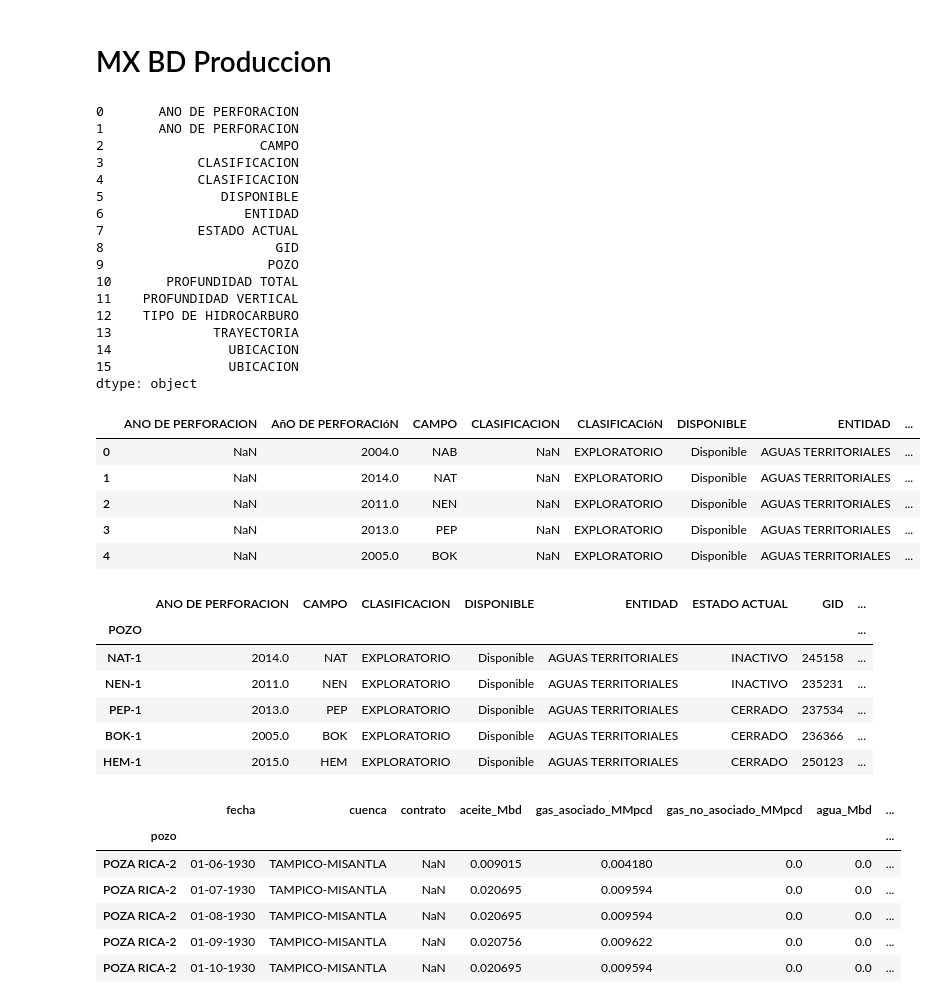
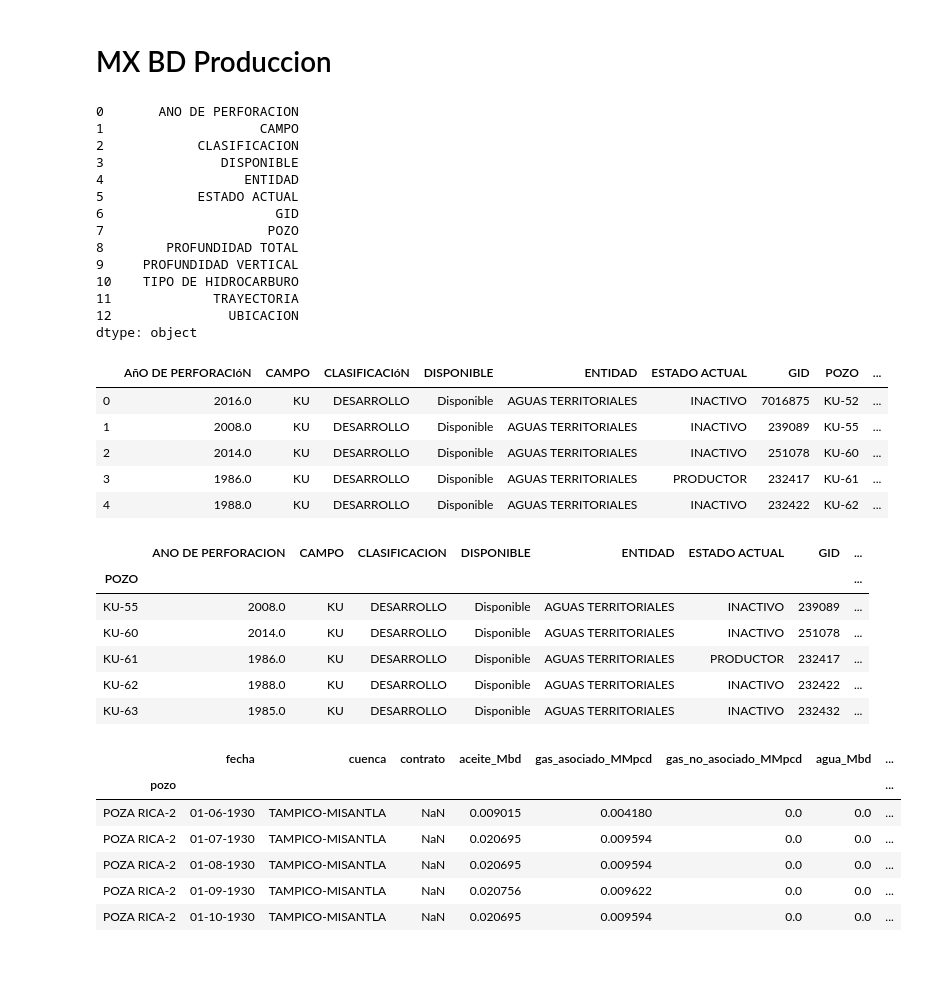
Before and after one commit to eliasft/projects, a Jupyter notebook: benchmarks_v1.ipynb, the cells around one changed output. Drawn from its saved outputs; the diff is of its cells as text; code cells hidden in the pictures; blank space fills up the shorter version.

```diff
--- a/benchmarks_v1.ipynb
+++ b/benchmarks_v1.ipynb
@@ -316,49 +316,46 @@ display(df)
 # %% [markdown]
 # MX BD Produccion
 # %%
-path=r'C:/Users/elias/Google Drive/python/csv/benchmark/mexico/mx_pozos/'
+path=r'/Users/fffte/ainda_drive/python/csv/benchmark/mexico/mx_pozos/'
 files = os.listdir(path)
 files_csv = [f for f in files if f[-3:] == 'csv']
 df = pd.DataFrame()
 for f in files_csv:
     data = pd.read_csv(path+f,header='infer',
                          skip_blank_lines=True,
                          skipinitialspace=True,
                          na_filter=True)
 
     df = df.append(data,sort=True)
 
 lista_campos=pd.Series(df.columns)
 
 for x in lista_campos:
            lista_campos=lista_campos.str.normalize('NFKD').str.encode('ascii', errors='ignore').str.decode('utf-8')
            lista_campos=lista_campos.str.upper()
 
 display(lista_campos,df.head())
 # %% [output]
 0       ANO DE PERFORACION
-1       ANO DE PERFORACION
-2                    CAMPO
-3            CLASIFICACION
-4            CLASIFICACION
-5               DISPONIBLE
-6                  ENTIDAD
-7            ESTADO ACTUAL
-8                      GID
-9                     POZO
-10       PROFUNDIDAD TOTAL
-11    PROFUNDIDAD VERTICAL
-12    TIPO DE HIDROCARBURO
-13             TRAYECTORIA
-14               UBICACION
-15               UBICACION
+1                    CAMPO
+2            CLASIFICACION
+3               DISPONIBLE
+4                  ENTIDAD
+5            ESTADO ACTUAL
+6                      GID
+7                     POZO
+8        PROFUNDIDAD TOTAL
+9     PROFUNDIDAD VERTICAL
+10    TIPO DE HIDROCARBURO
+11             TRAYECTORIA
+12               UBICACION
 dtype: object
-|  | ANO DE PERFORACION | AñO DE PERFORACIóN | CAMPO | CLASIFICACION | CLASIFICACIóN | DISPONIBLE | ENTIDAD | ... |
-| 0 | NaN | 2004.0 | NAB | NaN | EXPLORATORIO | Disponible | AGUAS TERRITORIALES | ... |
-| 1 | NaN | 2014.0 | NAT | NaN | EXPLORATORIO | Disponible | AGUAS TERRITORIALES | ... |
-| 2 | NaN | 2011.0 | NEN | NaN | EXPLORATORIO | Disponible | AGUAS TERRITORIALES | ... |
-| 3 | NaN | 2013.0 | PEP | NaN | EXPLORATORIO | Disponible | AGUAS TERRITORIALES | ... |
-| 4 | NaN | 2005.0 | BOK | NaN | EXPLORATORIO | Disponible | AGUAS TERRITORIALES | ... |
+|  | AñO DE PERFORACIóN | CAMPO | CLASIFICACIóN | DISPONIBLE | ENTIDAD | ESTADO ACTUAL | GID | POZO | ... |
+| 0 | 2016.0 | KU | DESARROLLO | Disponible | AGUAS TERRITORIALES | INACTIVO | 7016875 | KU-52 | ... |
+| 1 | 2008.0 | KU | DESARROLLO | Disponible | AGUAS TERRITORIALES | INACTIVO | 239089 | KU-55 | ... |
+| 2 | 2014.0 | KU | DESARROLLO | Disponible | AGUAS TERRITORIALES | INACTIVO | 251078 | KU-60 | ... |
+| 3 | 1986.0 | KU | DESARROLLO | Disponible | AGUAS TERRITORIALES | PRODUCTOR | 232417 | KU-61 | ... |
+| 4 | 1988.0 | KU | DESARROLLO | Disponible | AGUAS TERRITORIALES | INACTIVO | 232422 | KU-62 | ... |
 # %%
 def multiple_load(path):
     global df
@@ -389,14 +386,14 @@ def multiple_load(path):
         df = df.append(data,sort=True)
     return df
 # %%
-multiple_load(r'C:/Users/elias/Google Drive/python/csv/benchmark/mexico/mx_pozos/')
+multiple_load(r'/Users/fffte/ainda_drive/python/csv/benchmark/mexico/mx_pozos/')
 display(df.head())
 # %% [output]
 |  | ANO DE PERFORACION | CAMPO | CLASIFICACION | DISPONIBLE | ENTIDAD | ESTADO ACTUAL | GID | ... |
 | POZO |  |  |  |  |  |  |  | ... |
-| NAT-1 | 2014.0 | NAT | EXPLORATORIO | Disponible | AGUAS TERRITORIALES | INACTIVO | 245158 | ... |
-| NEN-1 | 2011.0 | NEN | EXPLORATORIO | Disponible | AGUAS TERRITORIALES | INACTIVO | 235231 | ... |
-| PEP-1 | 2013.0 | PEP | EXPLORATORIO | Disponible | AGUAS TERRITORIALES | CERRADO | 237534 | ... |
-| BOK-1 | 2005.0 | BOK | EXPLORATORIO | Disponible | AGUAS TERRITORIALES | CERRADO | 236366 | ... |
-| HEM-1 | 2015.0 | HEM | EXPLORATORIO | Disponible | AGUAS TERRITORIALES | CERRADO | 250123 | ... |
+| KU-55 | 2008.0 | KU | DESARROLLO | Disponible | AGUAS TERRITORIALES | INACTIVO | 239089 | ... |
+| KU-60 | 2014.0 | KU | DESARROLLO | Disponible | AGUAS TERRITORIALES | INACTIVO | 251078 | ... |
+| KU-61 | 1986.0 | KU | DESARROLLO | Disponible | AGUAS TERRITORIALES | PRODUCTOR | 232417 | ... |
+| KU-62 | 1988.0 | KU | DESARROLLO | Disponible | AGUAS TERRITORIALES | INACTIVO | 232422 | ... |
+| KU-63 | 1985.0 | KU | DESARROLLO | Disponible | AGUAS TERRITORIALES | INACTIVO | 232432 | ... |
 # %%
```
Also changed, not shown: parts of 9 cells of this notebook, 14 other files.
